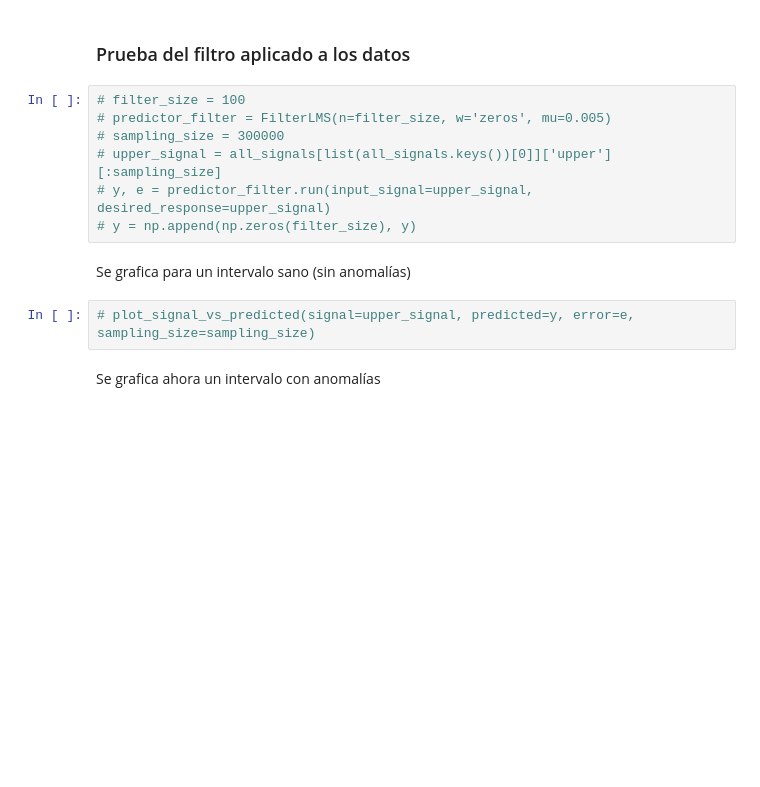
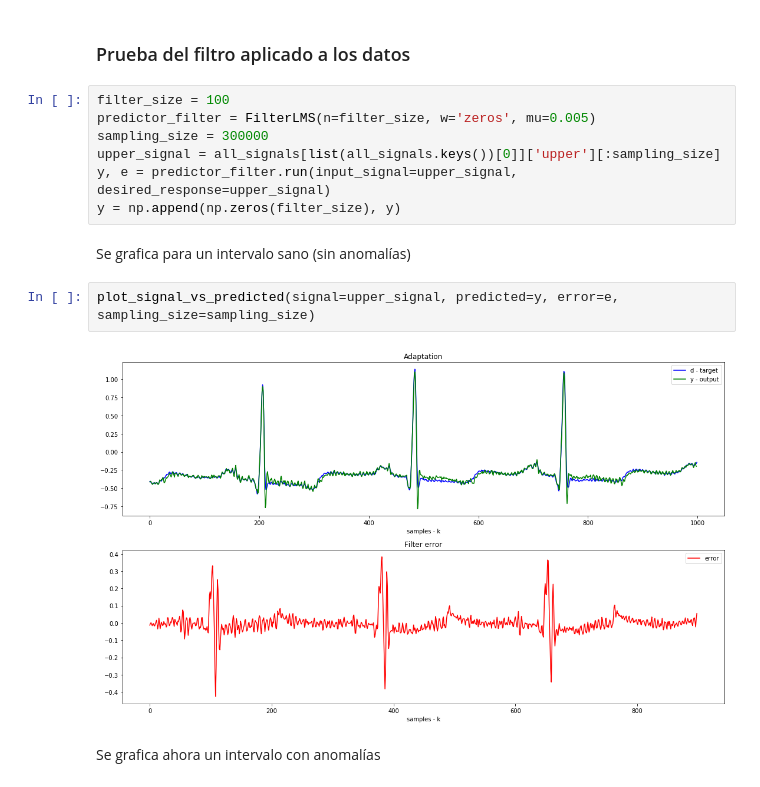
Before and after one commit to newtonis/Electrocardiogram-LMS, a Jupyter notebook: Electrocardiogram_anomalies.ipynb, the cells around one changed output. Saved outputs shown, nothing was run; the diff lists cells and outputs as text; blank space fills up the shorter version.

```diff
--- a/Electrocardiogram_anomalies.ipynb
+++ b/Electrocardiogram_anomalies.ipynb
@@ -237,16 +237,18 @@ def plot_signal_vs_predicted(signal, predicted, error, sampling_size):
 # %% [markdown]
 ### Prueba del filtro aplicado a los datos
 # %%
-# filter_size = 100
-# predictor_filter = FilterLMS(n=filter_size, w='zeros', mu=0.005)
-# sampling_size = 300000
-# upper_signal = all_signals[list(all_signals.keys())[0]]['upper'][:sampling_size]
-# y, e = predictor_filter.run(input_signal=upper_signal, desired_response=upper_signal)
-# y = np.append(np.zeros(filter_size), y)
+filter_size = 100
+predictor_filter = FilterLMS(n=filter_size, w='zeros', mu=0.005)
+sampling_size = 300000
+upper_signal = all_signals[list(all_signals.keys())[0]]['upper'][:sampling_size]
+y, e = predictor_filter.run(input_signal=upper_signal, desired_response=upper_signal)
+y = np.append(np.zeros(filter_size), y)
 # %% [markdown]
 Se grafica para un intervalo sano (sin anomalías)
 # %%
-# plot_signal_vs_predicted(signal=upper_signal, predicted=y, error=e, sampling_size=sampling_size)
+plot_signal_vs_predicted(signal=upper_signal, predicted=y, error=e, sampling_size=sampling_size)
+# %% [output]
+[figure, added]
 # %% [markdown]
 Se grafica ahora un intervalo con anomalías
 # %%
```
Also changed, not shown: parts of 19 cells of this notebook.
